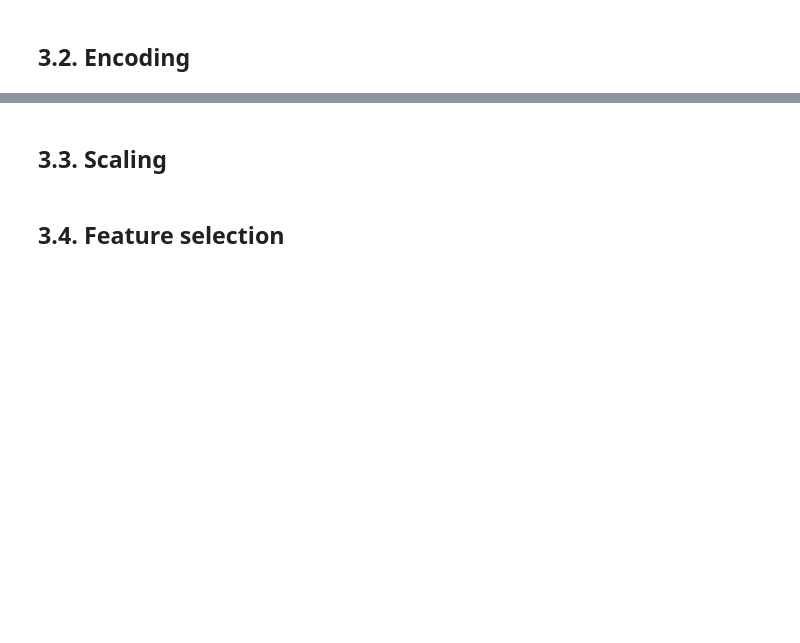
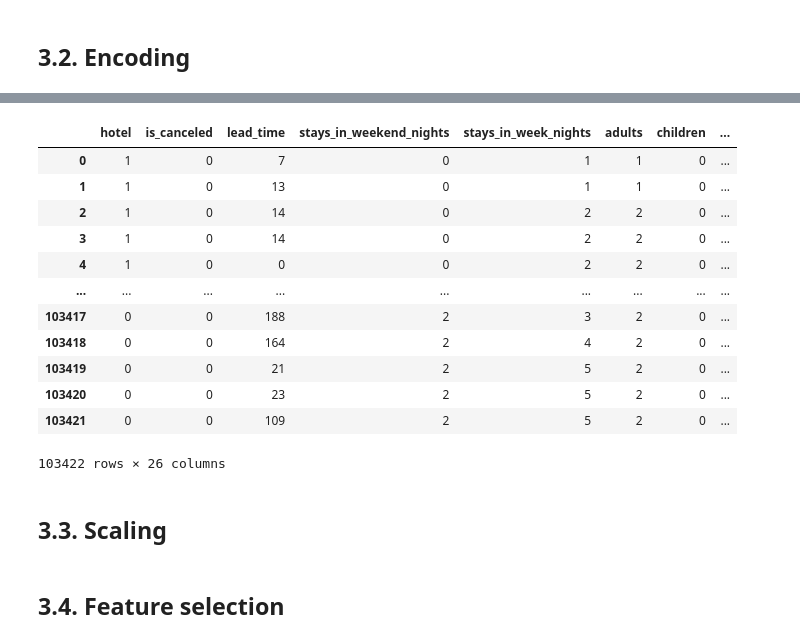
Before and after one commit to shehryarrashid/Data-Driven-AI, a Jupyter notebook: Hotel-Booking-Prediction/Coursework1_template_new1.ipynb, the cells around one changed output, grey strips where cells are left out. Saved outputs shown, nothing was run; the diff lists cells and outputs as text; code cells hidden in the pictures; blank space fills up the shorter version.

```diff
--- a/Hotel-Booking-Prediction/Coursework1_template_new1.ipynb
+++ b/Hotel-Booking-Prediction/Coursework1_template_new1.ipynb
@@ -500,0 +512,3 @@ Hint:
+# %%
+# Using pandas cat.codes (Binary Column)
+bookings_data['hotel'] = bookings_data['hotel'].astype('category').cat.codes
@@ -501,3 +517,36 @@ Hint:
+# %%
+# Index Clean before encoding:
+bookings_data.reset_index(drop=True, inplace=True)
+# %%
+# Using one hot encoding scikit learn library
+from sklearn.preprocessing import OneHotEncoder
+# Initialize OneHotEncoder from sklearn
+ohe = OneHotEncoder(sparse_output=False)
+# drop='first' to avoid the dummy variable trap (optional)
+# Apply OneHotEncoder to the 'Segment' column
+Ohe_coded = ohe.fit_transform(bookings_data[['meal']])
+# Convert the result into a DataFrame with proper column names
+one_hot_df = pd.DataFrame(Ohe_coded,columns=ohe.get_feature_names_out(['meal']))
+# Drop the original 'Segment' column
+bookings_data = bookings_data.drop('meal', axis=1)
+# Join the new one-hot encoded df back to the original
+bookings_data = bookings_data.join(one_hot_df)
+
+bookings_data
+# %% [output]
+|  | hotel | is_canceled | lead_time | stays_in_weekend_nights | stays_in_week_nights | adults | children | ... |
+| 0 | 1 | 0 | 7 | 0 | 1 | 1 | 0 | ... |
+| 1 | 1 | 0 | 13 | 0 | 1 | 1 | 0 | ... |
+| 2 | 1 | 0 | 14 | 0 | 2 | 2 | 0 | ... |
+| 3 | 1 | 0 | 14 | 0 | 2 | 2 | 0 | ... |
+| 4 | 1 | 0 | 0 | 0 | 2 | 2 | 0 | ... |
+| ... | ... | ... | ... | ... | ... | ... | ... | ... |
+| 103417 | 0 | 0 | 188 | 2 | 3 | 2 | 0 | ... |
+| 103418 | 0 | 0 | 164 | 2 | 4 | 2 | 0 | ... |
+| 103419 | 0 | 0 | 21 | 2 | 5 | 2 | 0 | ... |
+| 103420 | 0 | 0 | 23 | 2 | 5 | 2 | 0 | ... |
+| 103421 | 0 | 0 | 109 | 2 | 5 | 2 | 0 | ... |
+103422 rows × 26 columns
 # %% [markdown]
 ## 3.3. Scaling
 # %%
```
Also changed, not shown: parts of 7 cells of this notebook.
